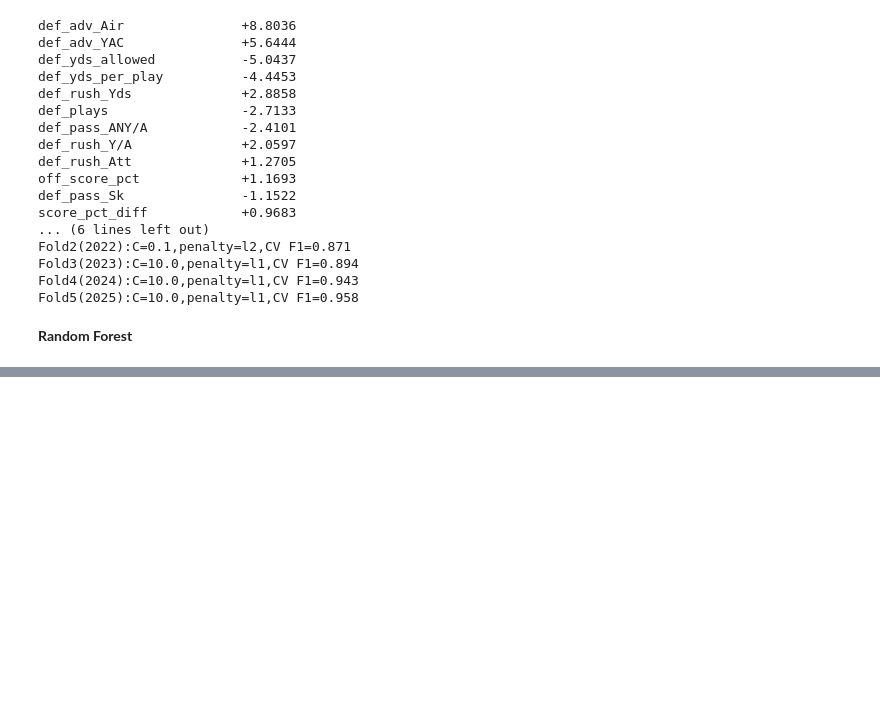
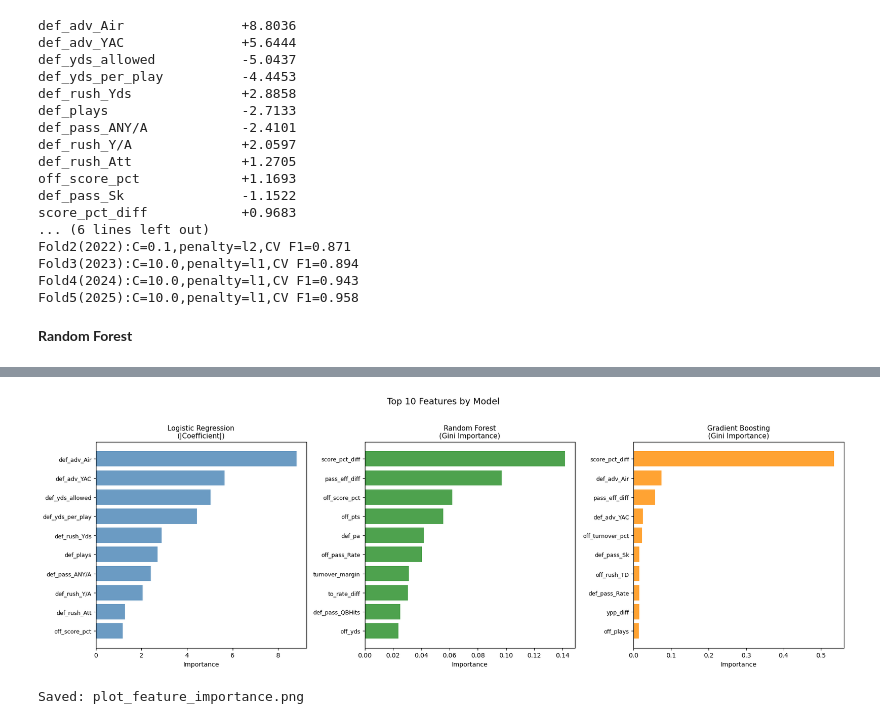
Before and after one commit to mattmarz94/nfl-decision-support-analytics, a Jupyter notebook: Data Preprocessing/modeling_mm.ipynb, the cells around one changed output, grey strips where cells are left out. Drawn from its saved outputs; the diff is of its cells as text; code cells hidden in the pictures; blank space fills up the shorter version.

```diff
--- a/Data Preprocessing/modeling_mm.ipynb
+++ b/Data Preprocessing/modeling_mm.ipynb
@@ -293,0 +772,44 @@ Fold5(2025):C=10.0,penalty=l1,CV F1=0.958
+# %%
+# PLOT 3: FEATURE IMPORTANCE COMPARISON (top 10 per model)
+# ═══════════════════════════════════════════════════════════════
+
+# LR: absolute coefficients
+lr_imp = pd.DataFrame({
+    "feature": feature_cols,
+    "importance": np.abs(lr.coef_[0])
+}).sort_values("importance", ascending=False).head(10)
+
+# RF: built-in importance
+rf_imp = pd.DataFrame({
+    "feature": feature_cols,
+    "importance": rf.feature_importances_
+}).sort_values("importance", ascending=False).head(10)
+
+# GB: built-in importance
+gb_imp = pd.DataFrame({
+    "feature": feature_cols,
+    "importance": gb.feature_importances_
+}).sort_values("importance", ascending=False).head(10)
+
+fig, axes = plt.subplots(1, 3, figsize=(18, 6))
+
+for ax, imp_df, name, color in zip(axes,
+    [lr_imp, rf_imp, gb_imp],
+    ["Logistic Regression\n(|Coefficient|)", "Random Forest\n(Gini Importance)", "Gradient Boosting\n(Gini Importance)"],
+    ["steelblue", "forestgreen", "darkorange"]):
+
+    ax.barh(range(len(imp_df)), imp_df["importance"].values, color=color, alpha=0.8)
+    ax.set_yticks(range(len(imp_df)))
+    ax.set_yticklabels(imp_df["feature"].values, fontsize=9)
+    ax.invert_yaxis()
+    ax.set_title(name, fontsize=11)
+    ax.set_xlabel("Importance", fontsize=10)
+
+fig.suptitle("Top 10 Features by Model", fontsize=14, y=1.02)
+plt.tight_layout()
+plt.savefig("plot_feature_importance.png", dpi=150, bbox_inches="tight")
+plt.show()
+print("Saved: plot_feature_importance.png")
+# %% [output]
+[figure, added]
+Saved: plot_feature_importance.png
```
Also changed, not shown: parts of 9 cells of this notebook.
